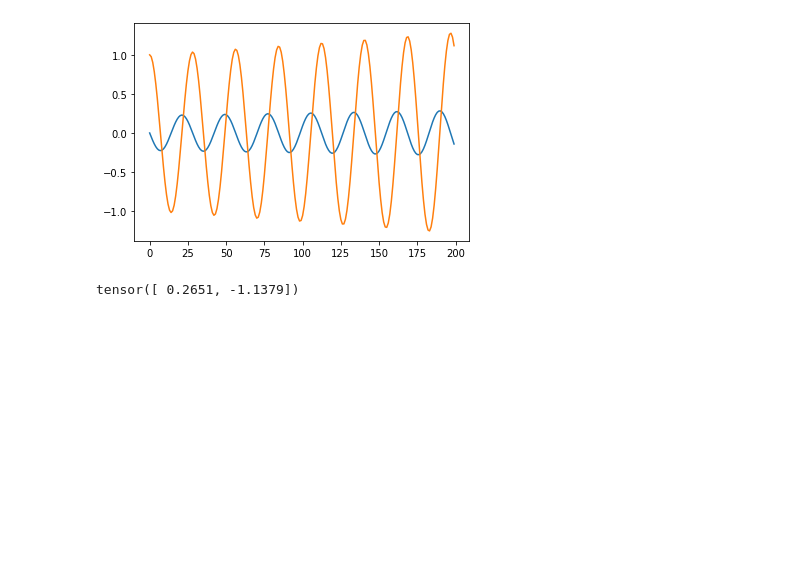
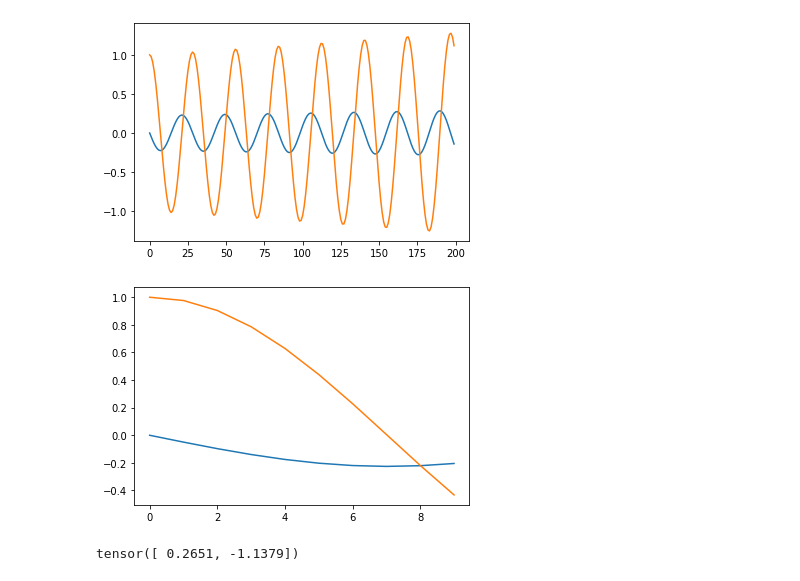
Before and after one commit to KennethThNg/Semester-project-dynamical-system-learning, a Jupyter notebook: simple_pendulum.ipynb, the cells around one changed output. Cells and saved outputs as stored; diff of their text form; code cells hidden in the pictures; blank space fills up the shorter version.

```diff
--- a/simple_pendulum.ipynb
+++ b/simple_pendulum.ipynb
@@ -39,6 +39,17 @@ pend_data = obs
 window_len = 5
 window_set = pend_data.view(40, 5, 2)
 times_set = times.view(40, 5)
+# %%
+pend_data = obs
+window_len = 5
+window_set2 = pend_data.view(20, 10, 2)
+times_set2 = times.view(20, 10)
+
+plt.plot(window_set2[0,:,0].detach().numpy())
+plt.plot(window_set2[0,:,1].detach().numpy())
+plt.show()
+# %% [output]
+[figure, added]
 # %%
 x = torch.randn(200,2)
 y = x.view(40, 5, 2)
```
Also changed, not shown: parts of 5 cells of this notebook.
